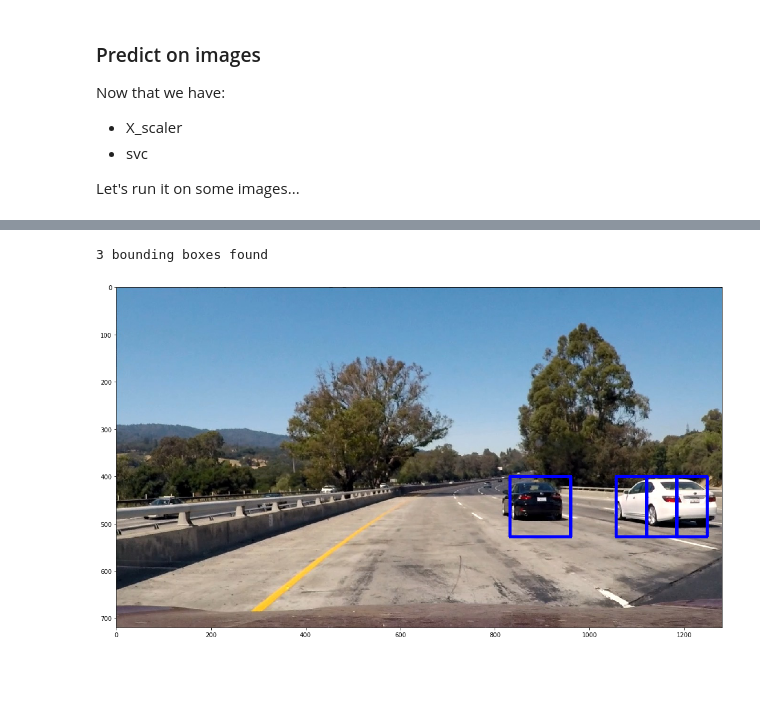
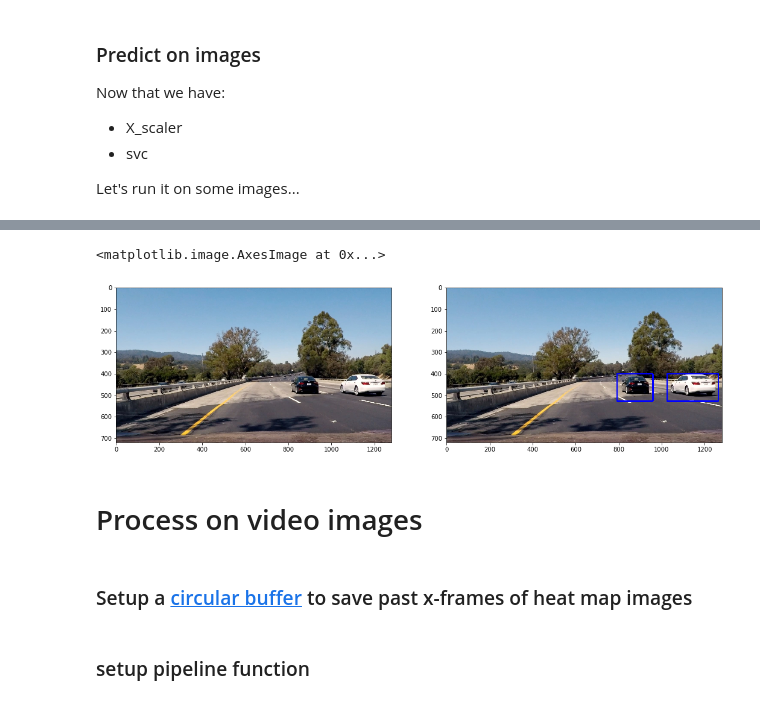
Before and after one commit to AeroGeekDean/CarND-Vehicle-Detection, a Jupyter notebook: P5-Scratchpad.ipynb, the cells around one changed output, grey strips where cells are left out. Drawn from its saved outputs; the diff is of its cells as text; code cells hidden in the pictures; blank space fills up the shorter version.

Commit message:
Working pipeline. Tweaking decaying circular buffer for improved detection separation.

```diff
--- a/P5-Scratchpad.ipynb
+++ b/P5-Scratchpad.ipynb
@@ -209,13 +223,16 @@ print(len(bbox_list),'bounding boxes found')
-# %%
-ystart = 400
-ystop = 656
-scale = 2.0
-
-bbox_list, out_img = find_cars(img, ystart, ystop, scale, svc, X_scaler,
-                               orient, pix_per_cell, cell_per_block, spatial, histbin)
-plt.figure(figsize=(18,32))
-plt.imshow(out_img)
-print(len(bbox_list),'bounding boxes found')
-# %% [output]
-3 bounding boxes found
-[figure, removed]
+# %%
+# heatmap_history.clear()
+test_img = find_vehicles(img)
+
+plt.figure(figsize=(18,32*2))
+plt.subplot(121)
+plt.imshow(img)
+plt.subplot(122)
+plt.imshow(test_img)
+# %% [output]
+<matplotlib.image.AxesImage at 0x...>
+[figure, added]
+# %% [markdown]
+# Process on video images
+# %% [markdown]
+### Setup a [circular buffer](https://en.wikipedia.org/wiki/Circular_buffer) to save past x-frames of heat map images
@@ -221,0 +244,2 @@ print(len(bbox_list),'bounding boxes found')
+# %% [markdown]
+### setup pipeline function
```
Also changed, not shown: parts of 31 cells of this notebook, 1 other file.
